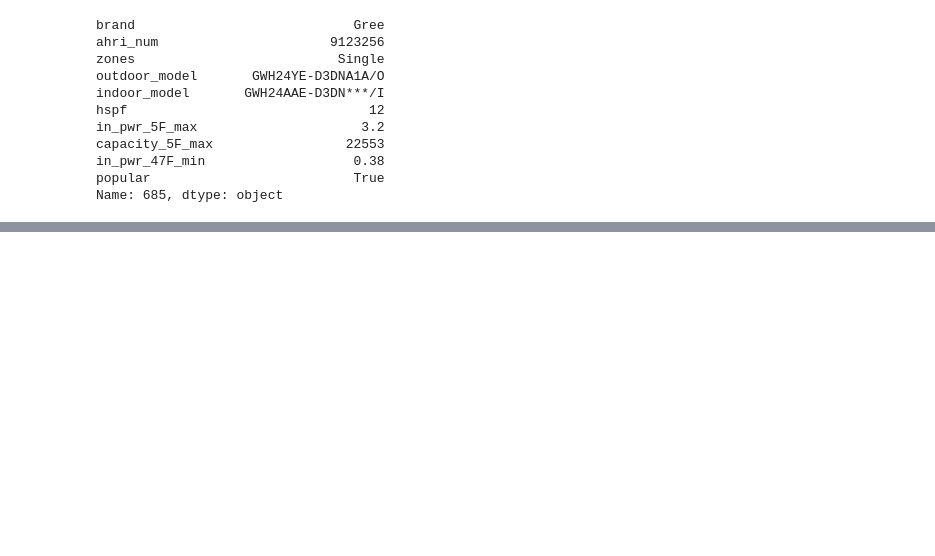
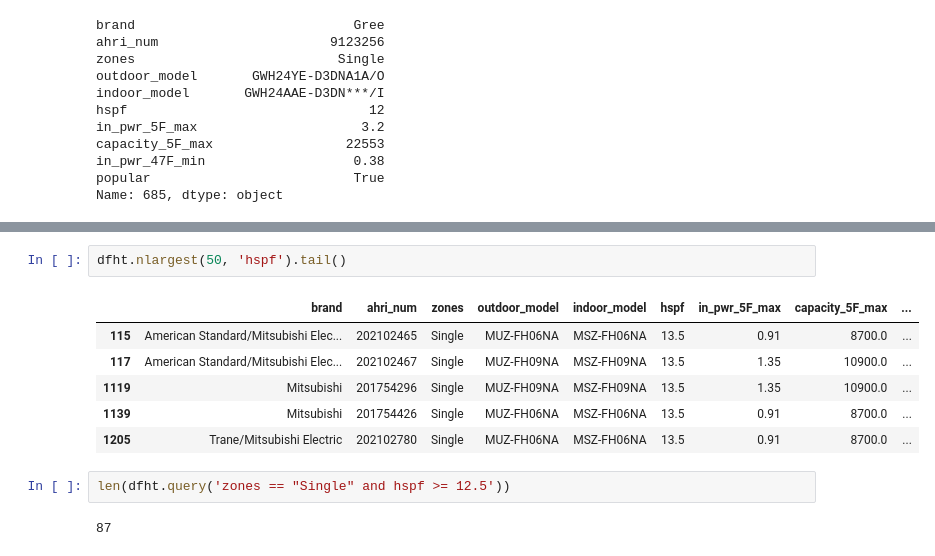
Before and after one commit to alanmitchell/heat-pump-calc, a Jupyter notebook: library_test.ipynb, the cells around one changed output, grey strips where cells are left out. Cells and saved outputs as stored; diff of their text form; blank space fills up the shorter version.

```diff
--- a/library_test.ipynb
+++ b/library_test.ipynb
@@ -473,0 +414,13 @@ mod.irr(ignore_pce=False), mod.npv(ignore_pce=False)
+# %%
+dfht.nlargest(50, 'hspf').tail()
+# %% [output]
+|  | brand | ahri_num | zones | outdoor_model | indoor_model | hspf | in_pwr_5F_max | capacity_5F_max | ... |
+| 115 | American Standard/Mitsubishi Elec... | 202102465 | Single | MUZ-FH06NA | MSZ-FH06NA | 13.5 | 0.91 | 8700.0 | ... |
+| 117 | American Standard/Mitsubishi Elec... | 202102467 | Single | MUZ-FH09NA | MSZ-FH09NA | 13.5 | 1.35 | 10900.0 | ... |
+| 1119 | Mitsubishi | 201754296 | Single | MUZ-FH09NA | MSZ-FH09NA | 13.5 | 1.35 | 10900.0 | ... |
+| 1139 | Mitsubishi | 201754426 | Single | MUZ-FH06NA | MSZ-FH06NA | 13.5 | 0.91 | 8700.0 | ... |
+| 1205 | Trane/Mitsubishi Electric | 202102780 | Single | MUZ-FH06NA | MSZ-FH06NA | 13.5 | 0.91 | 8700.0 | ... |
+# %%
+len(dfht.query('zones == "Single" and hspf >= 12.5'))
+# %% [output]
+87
```
Also changed, not shown: parts of 8 cells of this notebook, 1 other file.
